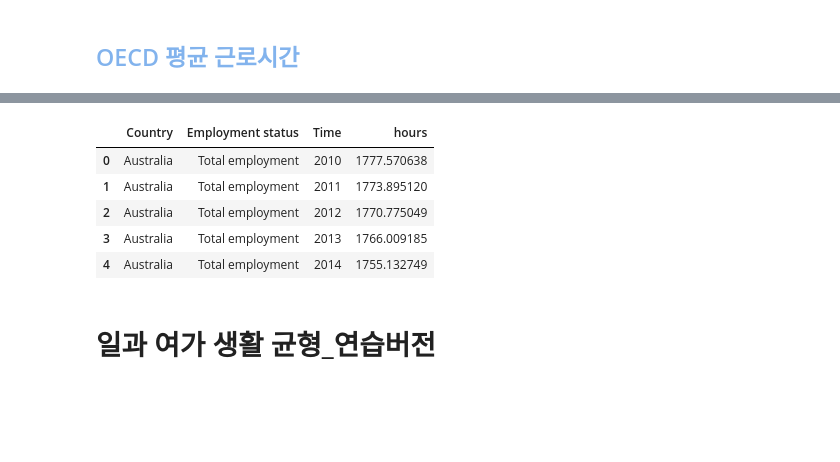
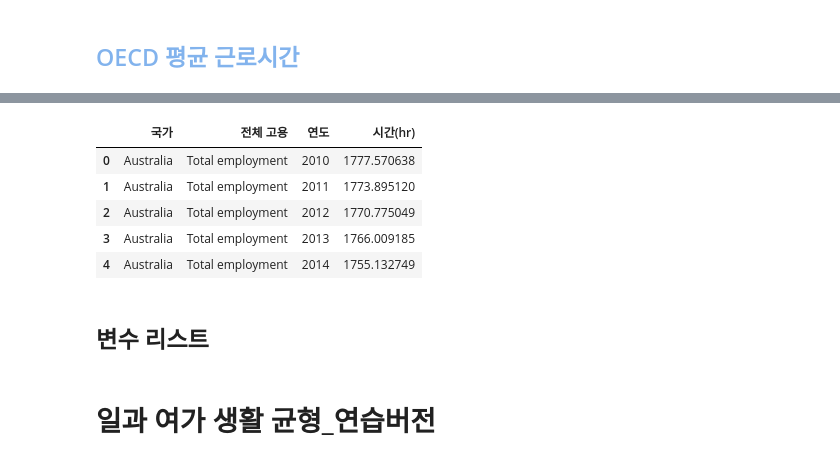
Before and after one commit to nyeokinyeoki/Toy-Projects-with-Tableau, a Jupyter notebook: Side_pro_leis.ipynb, the cells around one changed output, grey strips where cells are left out. Saved outputs shown, nothing was run; the diff lists cells and outputs as text; code cells hidden in the pictures; blank space fills up the shorter version.

```diff
--- a/Side_pro_leis.ipynb
+++ b/Side_pro_leis.ipynb
@@ -639,10 +397,13 @@ avg_workt_oecd.head()
 # %%
 avg_workt_oecd.reset_index(drop=True, inplace=True)
+avg_workt_oecd.columns = ["국가", "전체 고용", "연도", "시간(hr)"]
 avg_workt_oecd.head()
 # %% [output]
-|  | Country | Employment status | Time | hours |
+|  | 국가 | 전체 고용 | 연도 | 시간(hr) |
 | 0 | Australia | Total employment | 2010 | 1777.570638 |
 | 1 | Australia | Total employment | 2011 | 1773.895120 |
 | 2 | Australia | Total employment | 2012 | 1770.775049 |
 | 3 | Australia | Total employment | 2013 | 1766.009185 |
 | 4 | Australia | Total employment | 2014 | 1755.132749 |
+# %% [markdown]
+## 변수 리스트
```
Also changed, not shown: parts of 39 cells of this notebook, 2 other files.
